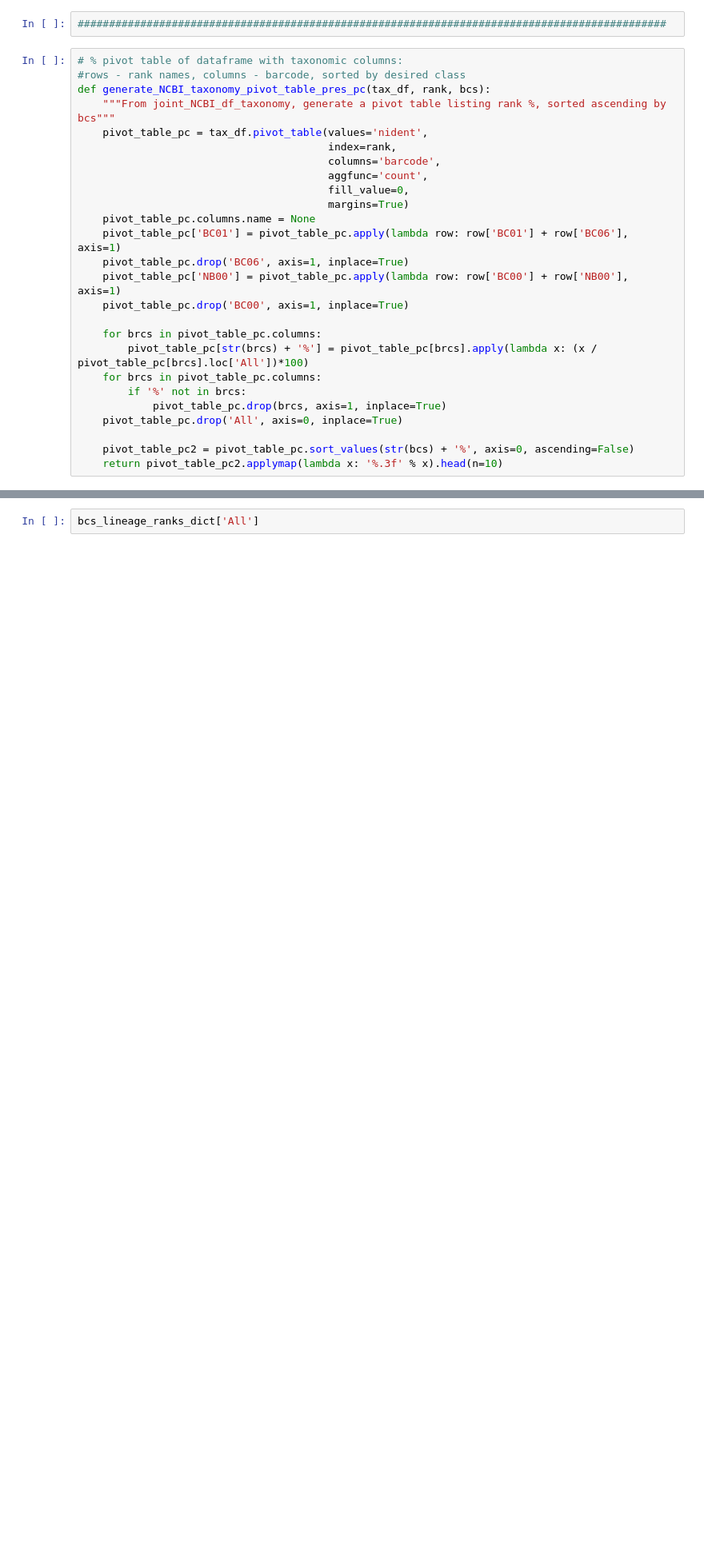
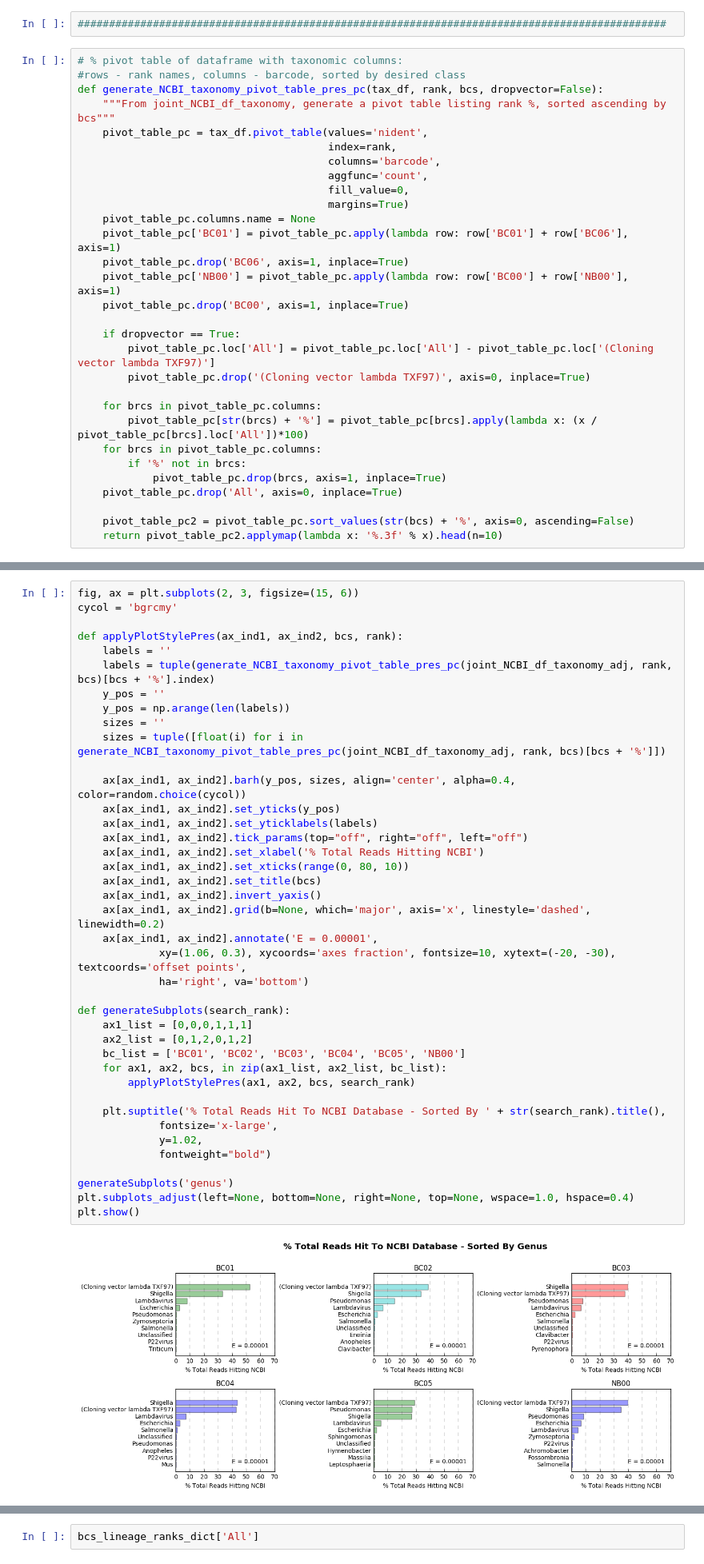
Before and after one commit to BenjaminSchwessinger/Gamran, a Jupyter notebook: MinIon_analysis_05012017_Wagga_initial-taxonomy.ipynb, the cells around one changed output, grey strips where cells are left out. Shown at 80% size. Cells and saved outputs as stored; diff of their text form; blank space fills up the shorter version.

Commit message:
Polishing graphs for taxonomic sorting - adding evalues, removing vector contamination

```diff
--- a/MinIon_analysis_05012017_Wagga_initial-taxonomy.ipynb
+++ b/MinIon_analysis_05012017_Wagga_initial-taxonomy.ipynb
@@ -456,7 +458,7 @@ plt.show()
 # %%
 # % pivot table of dataframe with taxonomic columns:
 #rows - rank names, columns - barcode, sorted by desired class
-def generate_NCBI_taxonomy_pivot_table_pres_pc(tax_df, rank, bcs):
+def generate_NCBI_taxonomy_pivot_table_pres_pc(tax_df, rank, bcs, dropvector=False):
     """From joint_NCBI_df_taxonomy, generate a pivot table listing rank %, sorted ascending by bcs"""
     pivot_table_pc = tax_df.pivot_table(values='nident',
                                         index=rank,
@@ -470,6 +472,10 @@ def generate_NCBI_taxonomy_pivot_table_pres_pc(tax_df, rank, bcs):
     pivot_table_pc['NB00'] = pivot_table_pc.apply(lambda row: row['BC00'] + row['NB00'], axis=1)
     pivot_table_pc.drop('BC00', axis=1, inplace=True)
 
+    if dropvector == True:
+        pivot_table_pc.loc['All'] = pivot_table_pc.loc['All'] - pivot_table_pc.loc['(Cloning vector lambda TXF97)']
+        pivot_table_pc.drop('(Cloning vector lambda TXF97)', axis=0, inplace=True)
+
     for brcs in pivot_table_pc.columns:
         pivot_table_pc[str(brcs) + '%'] = pivot_table_pc[brcs].apply(lambda x: (x / pivot_table_pc[brcs].loc['All'])*100)
     for brcs in pivot_table_pc.columns:
@@ -494,3 +500,45 @@ generate_NCBI_taxonomy_pivot_table_pres_pc(joint_NCBI_df_taxonomy_adj, 'species'
 | Anopheles gambiae | 0.027 | 0.315 | 0.057 | 0.252 | 0.181 | 0.000 | 0.196 |
 | Pseudomonas poae | 0.246 | 0.582 | 1.814 | 0.229 | 9.403 | 4.420 | 2.222 |
 | Enterobacteria phage Sf101 | 0.055 | 0.145 | 0.113 | 0.206 | 0.113 | 0.000 | 0.144 |
+# %%
+fig, ax = plt.subplots(2, 3, figsize=(15, 6))
+cycol = 'bgrcmy'
+
+def applyPlotStylePres(ax_ind1, ax_ind2, bcs, rank):
+    labels = ''
+    labels = tuple(generate_NCBI_taxonomy_pivot_table_pres_pc(joint_NCBI_df_taxonomy_adj, rank, bcs)[bcs + '%'].index)
+    y_pos = ''
+    y_pos = np.arange(len(labels))
+    sizes = ''
+    sizes = tuple([float(i) for i in generate_NCBI_taxonomy_pivot_table_pres_pc(joint_NCBI_df_taxonomy_adj, rank, bcs)[bcs + '%']])
+
+    ax[ax_ind1, ax_ind2].barh(y_pos, sizes, align='center', alpha=0.4, color=random.choice(cycol))
+    ax[ax_ind1, ax_ind2].set_yticks(y_pos)
+    ax[ax_ind1, ax_ind2].set_yticklabels(labels)
+    ax[ax_ind1, ax_ind2].tick_params(top="off", right="off", left="off")
+    ax[ax_ind1, ax_ind2].set_xlabel('% Total Reads Hitting NCBI')
+    ax[ax_ind1, ax_ind2].set_xticks(range(0, 80, 10))
+    ax[ax_ind1, ax_ind2].set_title(bcs)
+    ax[ax_ind1, ax_ind2].invert_yaxis()
+    ax[ax_ind1, ax_ind2].grid(b=None, which='major', axis='x', linestyle='dashed', linewidth=0.2)
+    ax[ax_ind1, ax_ind2].annotate('E = 0.00001',
+             xy=(1.06, 0.3), xycoords='axes fraction', fontsize=10, xytext=(-20, -30), textcoords='offset points',
+             ha='right', va='bottom')
+
+def generateSubplots(search_rank):
+    ax1_list = [0,0,0,1,1,1]
+    ax2_list = [0,1,2,0,1,2]
+    bc_list = ['BC01', 'BC02', 'BC03', 'BC04', 'BC05', 'NB00']
+    for ax1, ax2, bcs, in zip(ax1_list, ax2_list, bc_list):
+        applyPlotStylePres(ax1, ax2, bcs, search_rank)
+
+    plt.suptitle('% Total Reads Hit To NCBI Database - Sorted By ' + str(search_rank).title(),
+             fontsize='x-large',
+             y=1.02,
+             fontweight="bold")
+
+generateSubplots('genus')
+plt.subplots_adjust(left=None, bottom=None, right=None, top=None, wspace=1.0, hspace=0.4)
+plt.show()
+# %% [output]
+[figure, added]
```
Also changed, not shown: parts of 10 cells of this notebook.
